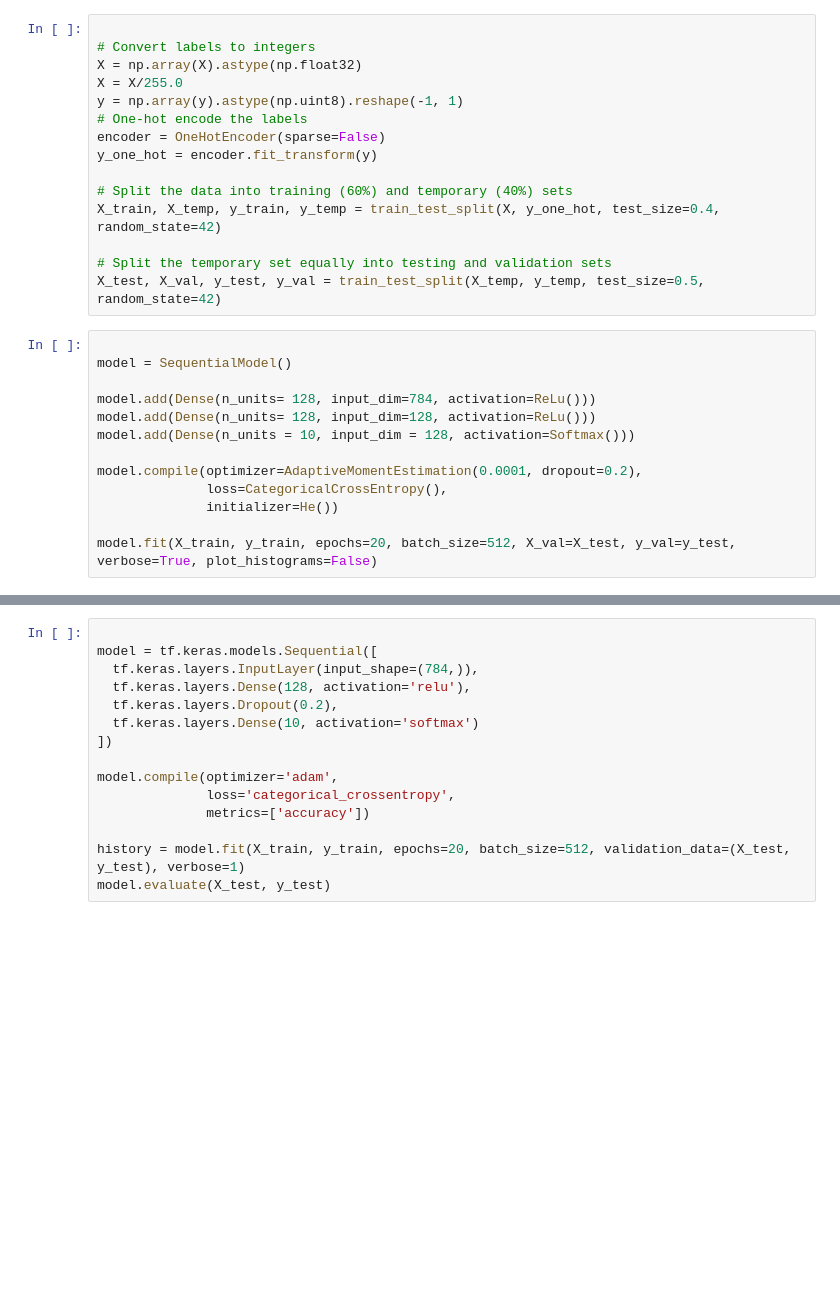
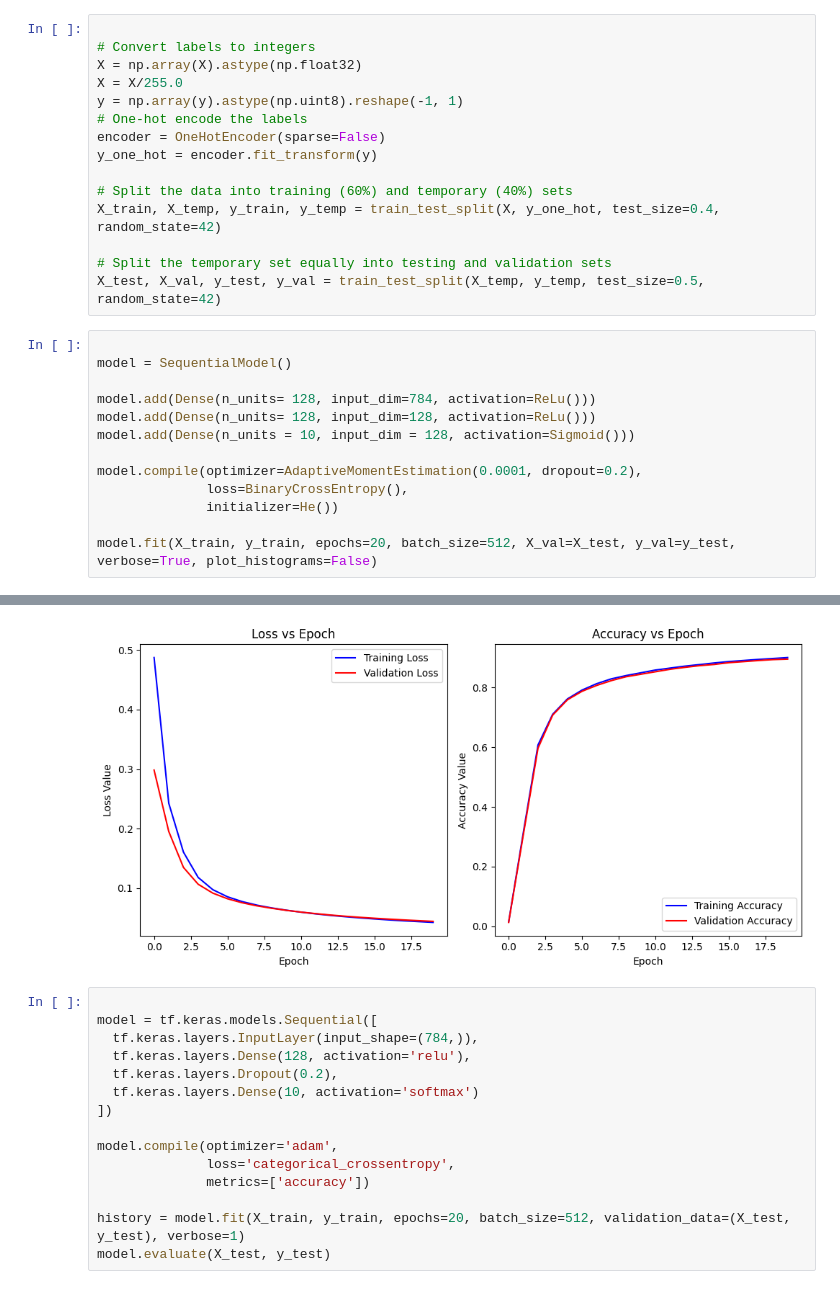
Before and after one commit to vitorffpires/nnlib_NeuralNetworkImplementation, a Jupyter notebook: compare_libs.ipynb, the cells around one changed output, grey strips where cells are left out. Cells and saved outputs as stored; diff of their text form; blank space fills up the shorter version.

```diff
--- a/compare_libs.ipynb
+++ b/compare_libs.ipynb
@@ -48,10 +46,11 @@ model = SequentialModel()
 
 model.add(Dense(n_units= 128, input_dim=784, activation=ReLu()))
 model.add(Dense(n_units= 128, input_dim=128, activation=ReLu()))
-model.add(Dense(n_units = 10, input_dim = 128, activation=Softmax()))
+model.add(Dense(n_units = 10, input_dim = 128, activation=Sigmoid()))
 
 model.compile(optimizer=AdaptiveMomentEstimation(0.0001, dropout=0.2),
-              loss=CategoricalCrossEntropy(),
+              loss=BinaryCrossEntropy(),
               initializer=He())
 
 model.fit(X_train, y_train, epochs=20, batch_size=512, X_val=X_test, y_val=y_test, verbose=True, plot_histograms=False)
+# %% [output]
@@ -58,3 +77,4 @@ model.fit(X_train, y_train, epochs=20, batch_size=512, X_val=X_test, y_val=y_tes
+[figure, added]
 # %%
 
 model = tf.keras.models.Sequential([
```
Also changed, not shown: parts of 2 cells of this notebook, 2 other files.
